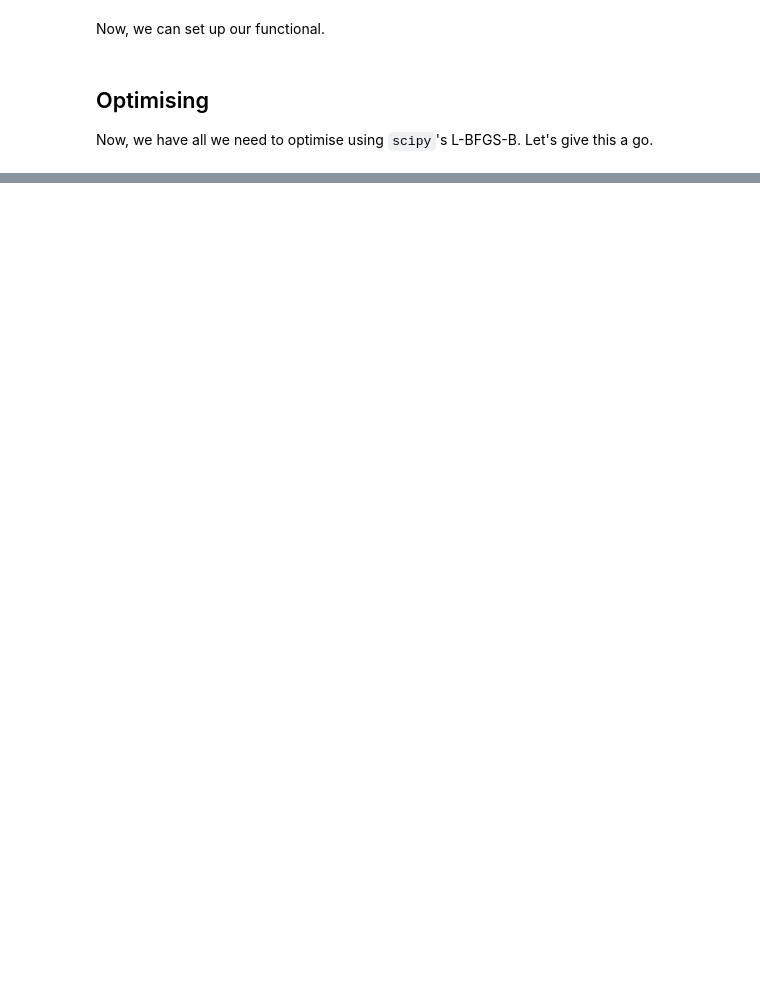
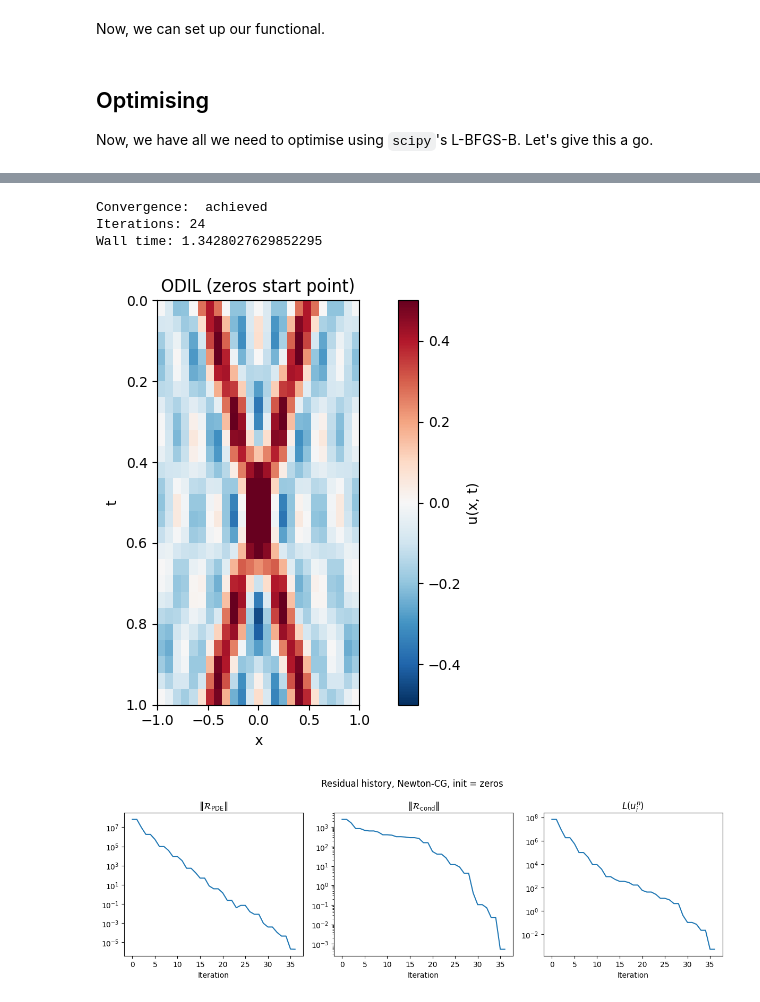
Before and after one commit to Commit2Cosmos/Transcranial-Ultrasound-ODIL, a Jupyter notebook: notebooks/reproduction/odil.ipynb, the cells around one changed output, grey strips where cells are left out. Drawn from its saved outputs; the diff is of its cells as text; code cells hidden in the pictures; blank space fills up the shorter version.

```diff
--- a/notebooks/reproduction/odil.ipynb
+++ b/notebooks/reproduction/odil.ipynb
@@ -280,0 +353,8 @@ u.show('ODIL')
+# %%
+run_odil(init_values='rand', method="Newton-CG", field_plot_title="ODIL (zeros start point)", history_plot_title="Residual history, Newton-CG, init = zeros")
+# %% [output]
+Convergence:  achieved
+Iterations: 24
+Wall time: 1.3428027629852295
+[figure, added]
+[figure, added]
```
Also changed, not shown: parts of 8 cells of this notebook.
